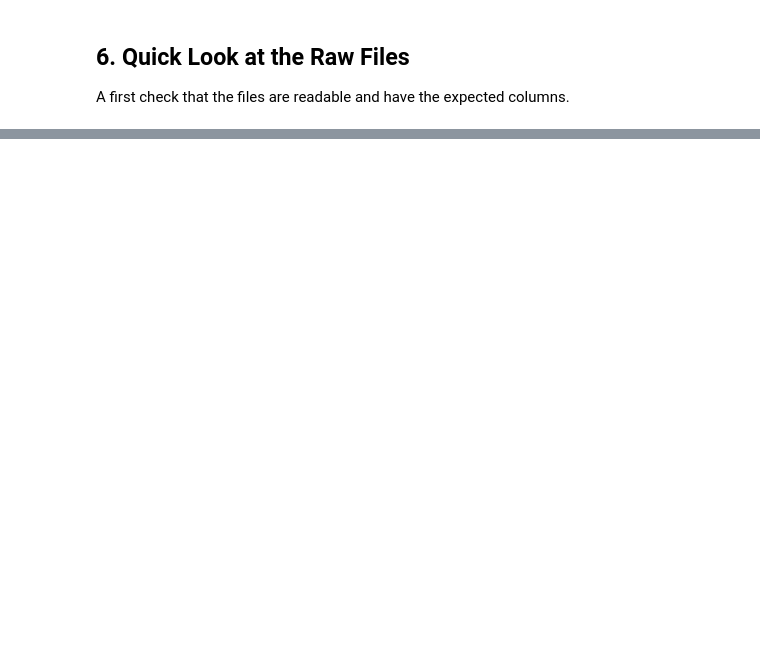
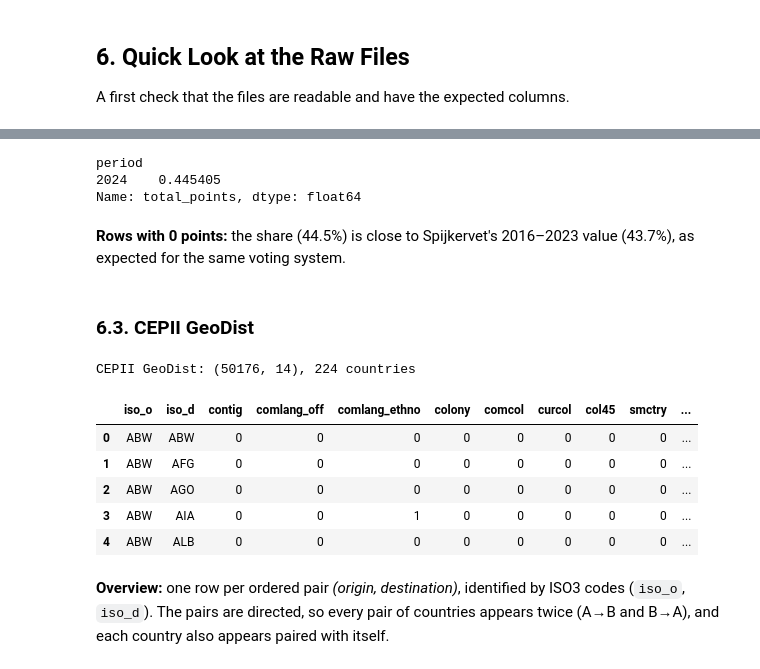
Before and after one commit to catalinabatalla/eurovision-sna, a Jupyter notebook: src/01-data_acquisition.ipynb, the cells around one changed output, grey strips where cells are left out. Saved outputs shown, nothing was run; the diff lists cells and outputs as text; code cells hidden in the pictures; blank space fills up the shorter version.

```diff
--- a/src/01-data_acquisition.ipynb
+++ b/src/01-data_acquisition.ipynb
@@ -194,0 +235,25 @@ Share of Grand Final rows with 0 points: 54.5%
+# %%
+# looking for points = 0
+zero_share(votes_josago_2024, period_josago)
+# %% [output]
+period
+2024    0.445405
+Name: total_points, dtype: float64
+# %% [markdown]
+**Rows with 0 points:** the share (44.5%) is close to Spijkervet's 2016–2023 value (43.7%), as expected for the same voting system.
+# %% [markdown]
+### 6.3. CEPII GeoDist
+# %%
+dist_cepii = pd.read_stata(dest_dist_cepii)
+print(f"CEPII GeoDist: {dist_cepii.shape}, {dist_cepii['iso_o'].nunique()} countries")
+dist_cepii.head()
+# %% [output]
+CEPII GeoDist: (50176, 14), 224 countries
+|  | iso_o | iso_d | contig | comlang_off | comlang_ethno | colony | comcol | curcol | col45 | smctry | ... |
+| 0 | ABW | ABW | 0 | 0 | 0 | 0 | 0 | 0 | 0 | 0 | ... |
+| 1 | ABW | AFG | 0 | 0 | 0 | 0 | 0 | 0 | 0 | 0 | ... |
+| 2 | ABW | AGO | 0 | 0 | 0 | 0 | 0 | 0 | 0 | 0 | ... |
+| 3 | ABW | AIA | 0 | 0 | 1 | 0 | 0 | 0 | 0 | 0 | ... |
+| 4 | ABW | ALB | 0 | 0 | 0 | 0 | 0 | 0 | 0 | 0 | ... |
+# %% [markdown]
+**Overview:** one row per ordered pair *(origin, destination)*, identified by ISO3 codes (`iso_o`, `iso_d`). The pairs are directed, so every pair of countries appears twice (A→B and B→A), and each country also appears paired with itself.
```
Also changed, not shown: parts of 36 cells of this notebook, 1 other file.
